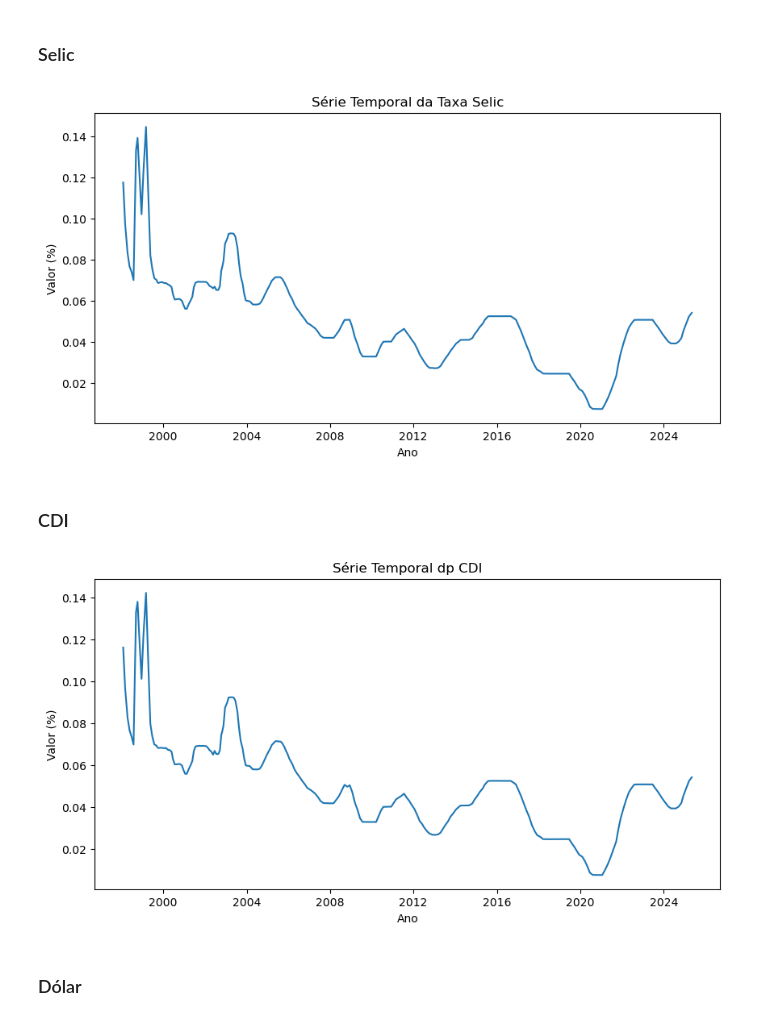
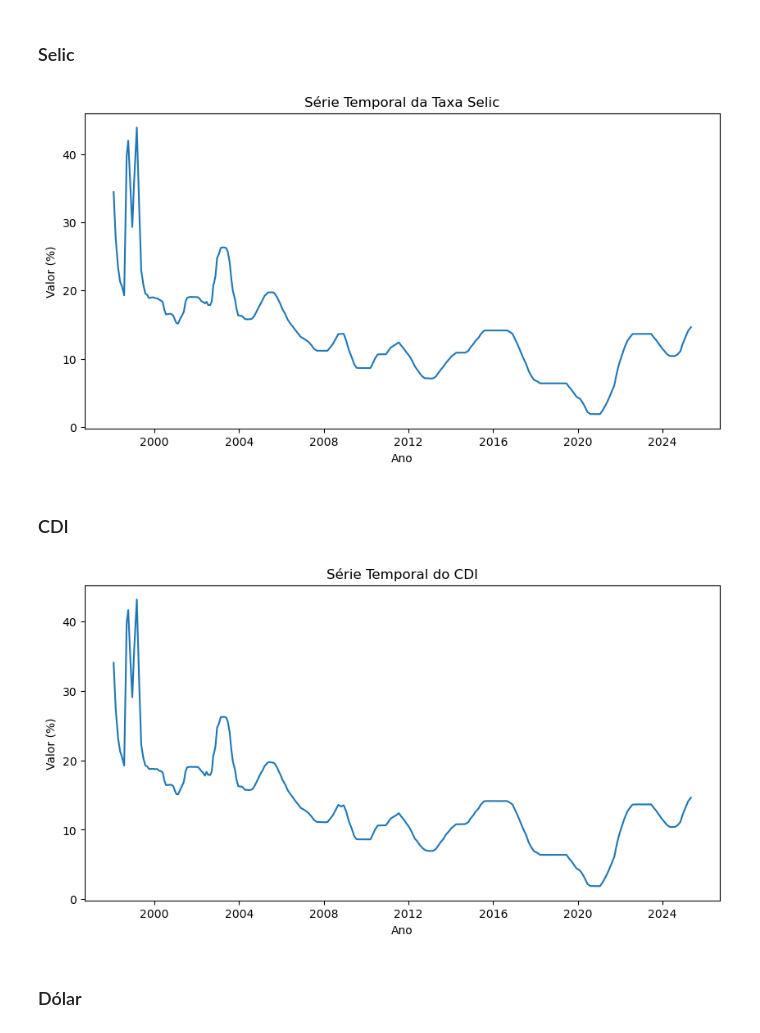
Before and after one commit to RicardoAccorsi/sentimentanalysis, a Jupyter notebook: eda.ipynb, the cells around one changed output. Saved outputs shown, nothing was run; the diff lists cells and outputs as text; code cells hidden in the pictures.

```diff
--- a/eda.ipynb
+++ b/eda.ipynb
@@ -191,24 +194,24 @@ for column in df[colunas_numericas].select_dtypes(include=['float64', 'int64']).
 ### Selic
 # %%
 plt.figure(figsize=(10, 5))
-plt.plot(df['data'], df['selic_mes_seguinte'])
+plt.plot(df['data'], df['selic_mes_seguinte_am']*100)
 plt.title('Série Temporal da Taxa Selic')
 plt.xlabel('Ano')
 plt.ylabel('Valor (%)')
 plt.show()
 # %% [output]
-[figure, old version]
+[figure, new version]
 # %% [markdown]
 ### CDI
 # %%
 plt.figure(figsize=(10, 5))
-plt.plot(df['data'], df['cdi_mes_seguinte'])
-plt.title('Série Temporal dp CDI')
+plt.plot(df['data'], df['cdi_mes_seguinte_am']*100)
+plt.title('Série Temporal do CDI')
 plt.xlabel('Ano')
 plt.ylabel('Valor (%)')
 plt.show()
 # %% [output]
-[figure, old version]
+[figure, new version]
 # %% [markdown]
 ### Dólar
 # %%
```
Also changed, not shown: parts of 8 cells of this notebook.
